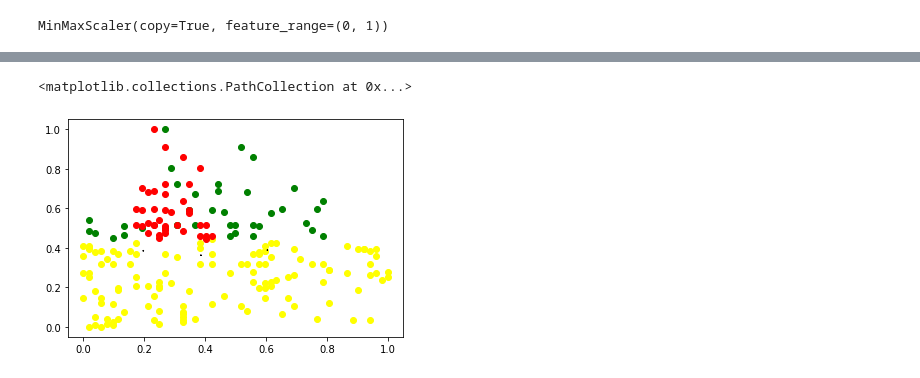
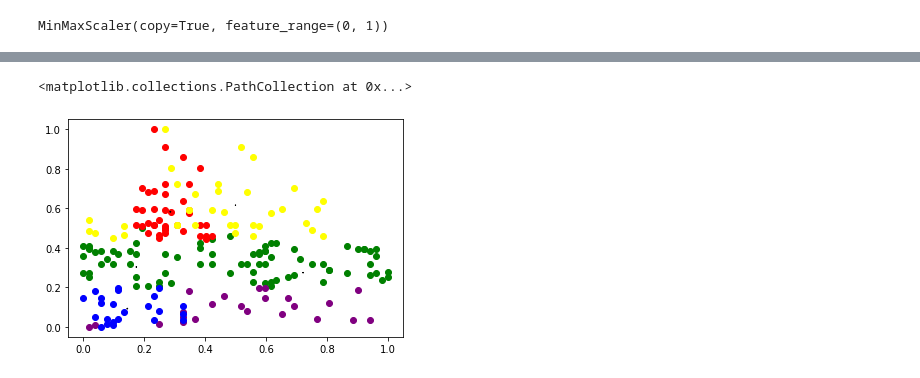
Before and after one commit to ShashankDhulipala/Clustering, a Jupyter notebook: Customer segmentation.ipynb, the cells around one changed output, grey strips where cells are left out. Drawn from its saved outputs; the diff is of its cells as text; code cells hidden in the pictures.

```diff
--- a/Customer segmentation.ipynb
+++ b/Customer segmentation.ipynb
@@ -176,11 +172,8 @@ df["Sincome"]=scaler.transform(df[["Annual Income (k$)"]])
 # %%
 scaler.fit(df[['Spending Score (1-100)']])
 df["Sspending"]=scaler.transform(df[["Spending Score (1-100)"]])
-# %%
-scaler.fit(df[['Gender']])
-df["SGender"]=scaler.transform(df[["Gender"]])
 # %%
-km2=KMeans(n_clusters=3)
-km2.fit(df[['SAge','Sincome','Sspending','SGender']])
+km2=KMeans(n_clusters=5)
+km2.fit(df[['SAge','Sincome','Sspending']])
 # %% [output]
 KMeans(algorithm='auto', copy_x=True, init='k-means++', max_iter=300,
@@ -188,6 +181,6 @@ KMeans(algorithm='auto', copy_x=True, init='k-means++', max_iter=300,
        random_state=None, tol=0.0001, verbose=0)
 # %%
-df['clsuter1']=km2.predict(df[['SAge','Sincome','Sspending','SGender']])
+df['clsuter1']=km2.predict(df[['SAge','Sincome','Sspending']])
 # %%
 df
 # %% [output]
@@ -214,14 +209,18 @@ array([[3.86504121e-01, 3.62704918e-01, 5.15579446e-01, 4.44089210e-16],
 df6=df[df.cluster==0]
 df7=df[df.cluster==1]
 df8=df[df.cluster==2]
+df9=df[df.cluster==3]
+df10=df[df.cluster==4]
 # %%
-plt.scatter(df6['SAge'],df6['Sincome'],color='yellow')
-plt.scatter(df7['SAge'],df7['Sincome'],color='green')
+plt.scatter(df6['SAge'],df6['Sincome'],color='green')
+plt.scatter(df7['SAge'],df7['Sincome'],color='purple')
 plt.scatter(df8['SAge'],df8['Sincome'],color='red')
+plt.scatter(df9['SAge'],df9['Sincome'],color='blue')
+plt.scatter(df10['SAge'],df10['Sincome'],color='yellow')
 plt.scatter(km2.cluster_centers_[:,0],km2.cluster_centers_[:,1],km2.cluster_centers_[:,2],color='black',label='centroid',marker='*')
 # %% [output]
 <matplotlib.collections.PathCollection at 0x...>
-[figure, old version]
+[figure, new version]
 # %%
 df.columns
 # %% [output]
```
Also changed, not shown: parts of 21 cells of this notebook.
